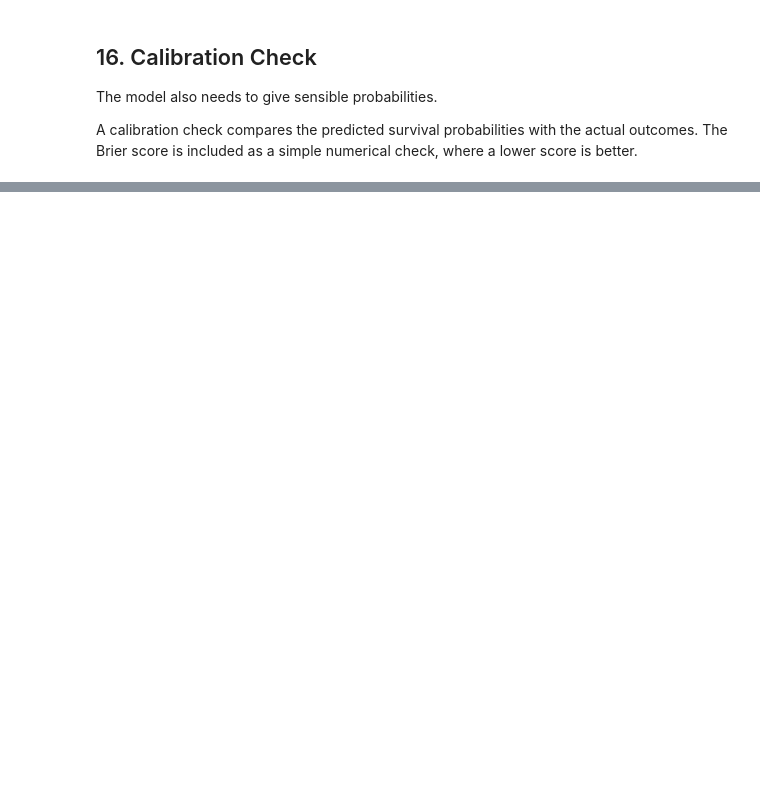
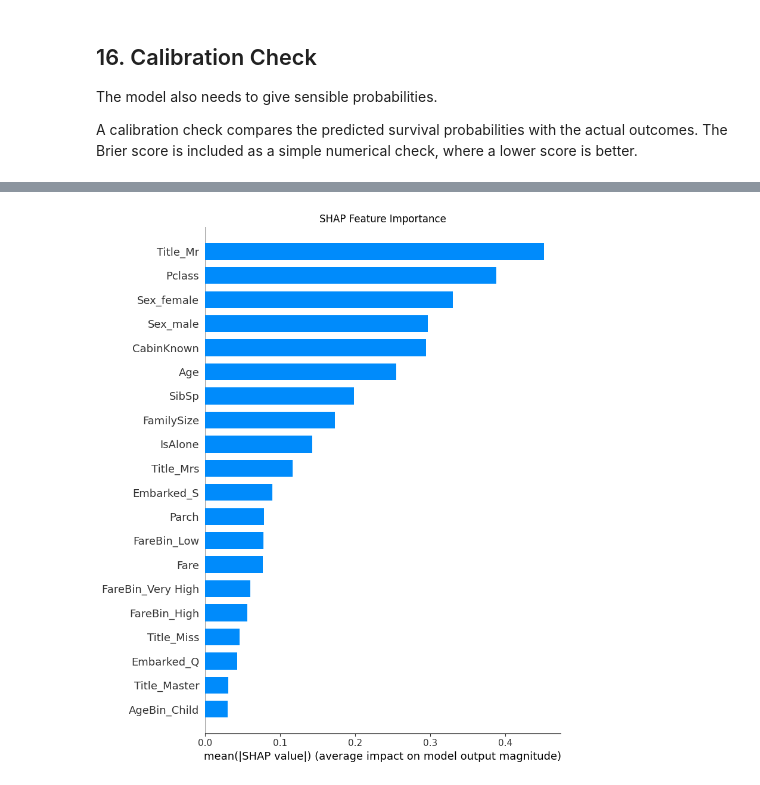
Before and after one commit to francisparwez/titanic-survival-analysis, a Jupyter notebook: Titanic_ML.ipynb, the cells around one changed output, grey strips where cells are left out. Drawn from its saved outputs; the diff is of its cells as text; code cells hidden in the pictures; blank space fills up the shorter version.

```diff
--- a/Titanic_ML.ipynb
+++ b/Titanic_ML.ipynb
@@ -865,0 +996,24 @@ The next step is to explain the final model using permutation importance and SHA
+# %%
+plt.figure(figsize=(8, 5))
+
+shap.summary_plot(
+    shap_values,
+    X_valid_shap,
+    feature_names=clean_feature_names,
+    plot_type="bar",
+    show=False
+)
+
+plt.title("SHAP Feature Importance")
+plt.tight_layout()
+
+plt.savefig(
+    "images/13_shap_feature_importance.png",
+    dpi=300,
+    bbox_inches="tight"
+)
+
+plt.show()
+plt.close()
+# %% [output]
+[figure, added]
```
Also changed, not shown: parts of 19 cells of this notebook, 6 other files.
